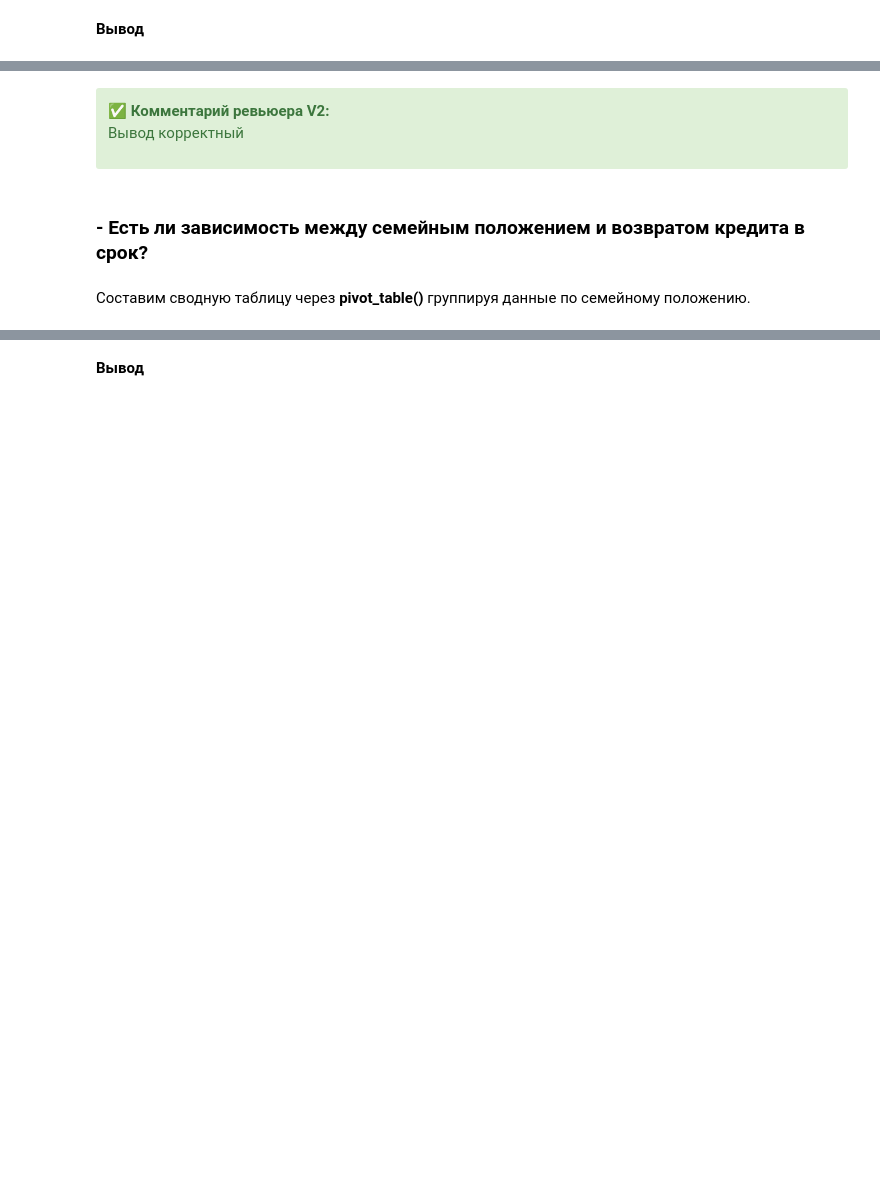
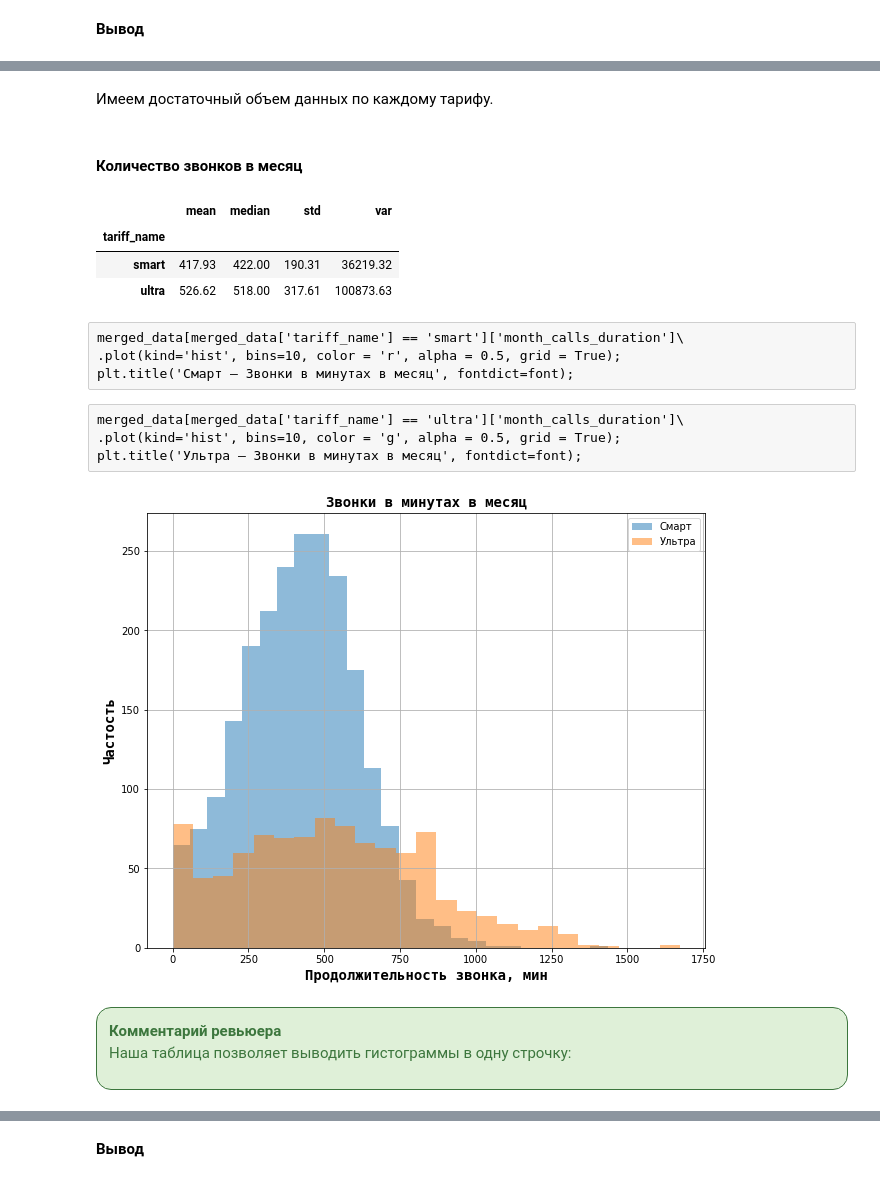
Before and after one commit to crazycrio/Yandex_Practicum_projects, a Jupyter notebook: 4. Статистический анализ данных/4_mobile_operator_project.ipynb, the cells around one changed output, grey strips where cells are left out. Drawn from its saved outputs; the diff is of its cells as text; code cells hidden in the pictures; blank space fills up the shorter version.

```diff
--- a/4. Статистический анализ данных/4_mobile_operator_project.ipynb
+++ b/4. Статистический анализ данных/4_mobile_operator_project.ipynb
@@ -1250,0 +962,2 @@ display(data.tail(15))
+# %%
+merged_data = merged_data.merge(users[['user_id', 'tariff_name', 'city']], on = 'user_id', how = 'left')
@@ -1250,0 +1091,4 @@ display(data.tail(15))
+# %%
+merged_data['month_calls_duration'] = merged_data['month_calls_duration'].astype('int')
+merged_data['total_calls_in_month'] = merged_data['total_calls_in_month'].astype('int')
+merged_data['total_messages_in_month'] = merged_data['total_messages_in_month'].astype('int')
@@ -1303,0 +1147,25 @@ data[data['number_of_children'] == 5]['number_of_children'].count()
+# %%
+def over_the_limit(row):
+    #Подцепляем переменные из таблицы с тарифами
+    messages_included = int(tariffs[tariffs['tariff_name'] == (row['tariff_name'])]['messages_included'])
+    messages_month_fee = int(tariffs[tariffs['tariff_name'] == (row['tariff_name'])]['rub_per_message'])
+
+    calls_included = int(tariffs[tariffs['tariff_name'] == (row['tariff_name'])]['minutes_included'])
+    calls_month_fee = int(tariffs[tariffs['tariff_name'] == (row['tariff_name'])]['rub_per_minute'])
+
+    internet_included = int(tariffs[tariffs['tariff_name'] == (row['tariff_name'])]['mb_per_month_included'])
+    internet_month_fee = int(tariffs[tariffs['tariff_name'] == (row['tariff_name'])]['rub_per_gb'])
+
+    monthly_fee = int(tariffs[tariffs['tariff_name'] == (row['tariff_name'])]['rub_monthly_fee'])
+
+    messages_over_payment = ((row['total_messages_in_month'] - messages_included) * messages_month_fee)
+    calls_over_payment = ((row['month_calls_duration'] - calls_included) * calls_month_fee)
+    internet_over_payment = (np.ceil((row['total_mb_in_month'] - internet_included)/1024) * internet_month_fee)
+    total_payment = 0
+    for i in [messages_over_payment, calls_over_payment, internet_over_payment]:
+        if i > 0:
+            total_payment += i
+
+    total_payment = total_payment + monthly_fee
+
+    return total_payment
@@ -1303,0 +1228,2 @@ data[data['number_of_children'] == 5]['number_of_children'].count()
+# %%
+merged_data['total_month_payment'] = merged_data.apply(over_the_limit, axis = 1)
@@ -1316,10 +1285,39 @@ data[data['number_of_children'] == 5]['number_of_children'].count()
+# %% [markdown]
+Имеем достаточный объем данных по каждому тарифу.
+# %% [markdown]
+#### Количество звонков в месяц
+# %%
+merged_data.pivot_table(index = 'tariff_name', values = 'month_calls_duration',
+                        aggfunc = {'month_calls_duration': ['median','mean','var','std']}).style.format("{:.2f}")
+# %% [output]
+|  | mean | median | std | var |
+| tariff_name |  |  |  |  |
+| smart | 417.93 | 422.00 | 190.31 | 36219.32 |
+| ultra | 526.62 | 518.00 | 317.61 | 100873.63 |
+# %% [raw]
+merged_data[merged_data['tariff_name'] == 'smart']['month_calls_duration']\
+.plot(kind='hist', bins=10, color = 'r', alpha = 0.5, grid = True);
+plt.title('Смарт — Звонки в минутах в месяц', fontdict=font);
+# %% [raw]
+merged_data[merged_data['tariff_name'] == 'ultra']['month_calls_duration']\
+.plot(kind='hist', bins=10, color = 'g', alpha = 0.5, grid = True);
+plt.title('Ультра — Звонки в минутах в месяц', fontdict=font);
+# %%
+merged_data.groupby('tariff_name')['month_calls_duration'].plot.hist(alpha=0.5, legend=True,
+                                                                     bins=25, figsize=(10,8), grid = True)
+
+plt.legend(['Смарт', 'Ультра'])
+plt.title('Звонки в минутах в месяц', fontdict=font)
+plt.xlabel('Продолжительность звонка, мин', fontdict=font)
+plt.ylabel('Частость', fontdict=font)
+
+plt.show()
+# %% [output]
+[figure, added]
 # %% [markdown]
-<div class="alert alert-success">
-<b>✅ Комментарий ревьюера V2:</b>
+<div class="alert alert-success" style="border-radius: 15px; box-shadow: 4px 4px 4px; border: 1px solid ">
+<b> Комментарий ревьюера</b>
 
-Вывод корректный
+Наша таблица позволяет выводить гистограммы в одну строчку:
+
 </div>
-# %% [markdown]
-### - Есть ли зависимость между семейным положением и возвратом кредита в срок?
-# %% [markdown]
-Составим сводную таблицу через **pivot_table()** группируя данные по семейному положению.
```
Also changed, not shown: parts of 471 cells of this notebook, 1 other file.
